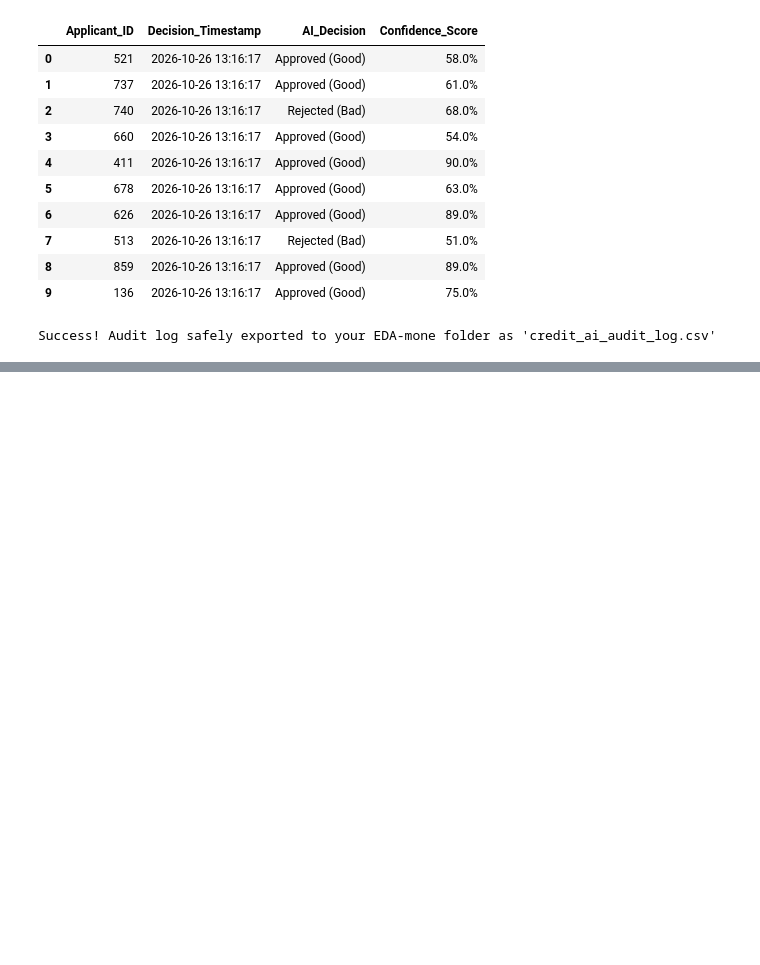
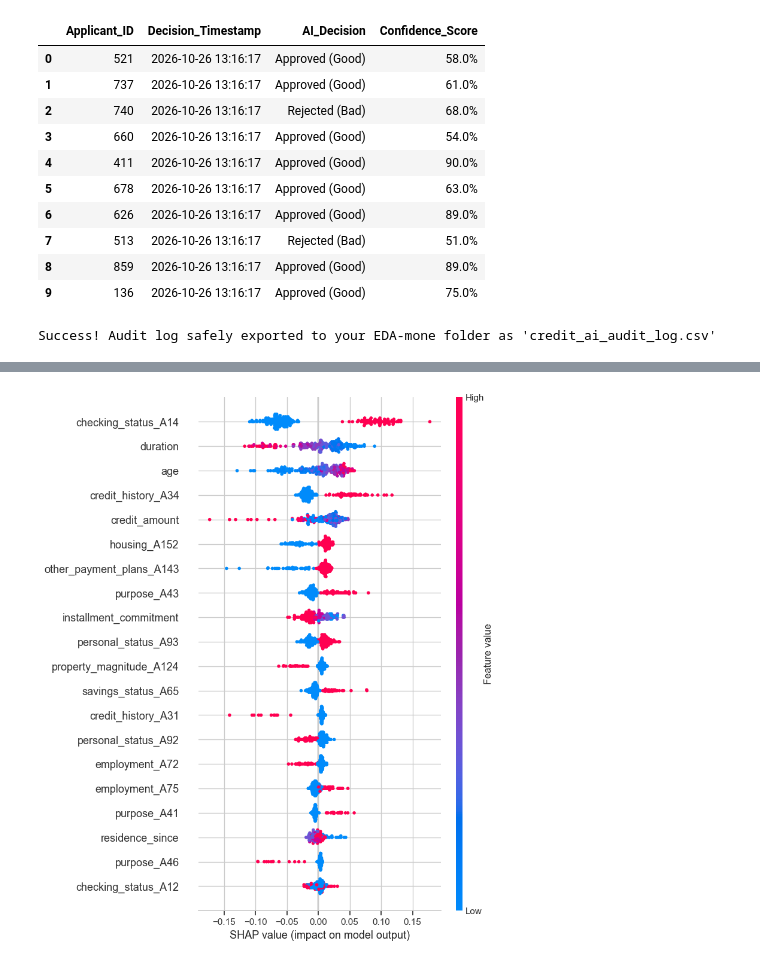
Before and after one commit to philipsachin957-netizen/EDA-mone, a Jupyter notebook: shap_model.ipynb, the cells around one changed output, grey strips where cells are left out. Drawn from its saved outputs; the diff is of its cells as text; code cells hidden in the pictures; blank space fills up the shorter version.

```diff
--- a/shap_model.ipynb
+++ b/shap_model.ipynb
@@ -243,0 +542,14 @@ Success! Audit log safely exported to your EDA-mone folder as 'credit_ai_audit_l
+# %%
+explainer = shap.TreeExplainer(model)
+shap_values = explainer.shap_values(X_test)
+
+# Check if SHAP returned a list (older versions) or a 3D array (newer versions)
+if isinstance(shap_values, list):
+    shap_vals_positive = shap_values[1]
+else:
+    shap_vals_positive = shap_values[:, :, 1]
+
+# Generate the summary plot
+shap.summary_plot(shap_vals_positive, X_test)
+# %% [output]
+[figure, added]
```
Also changed, not shown: parts of 9 cells of this notebook.
